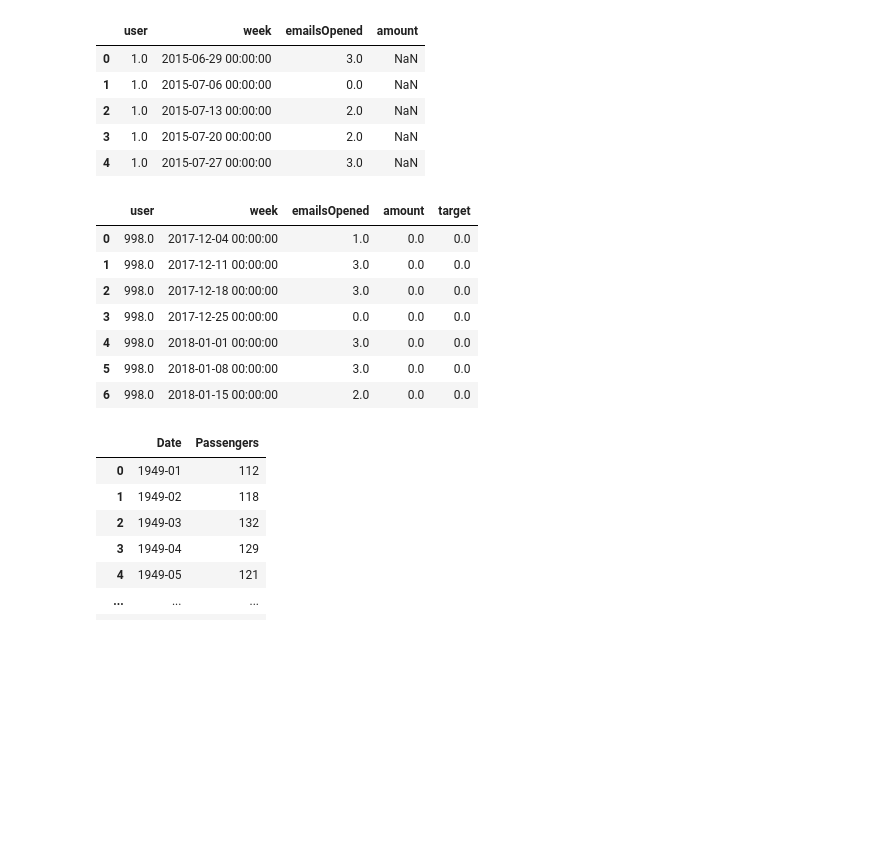
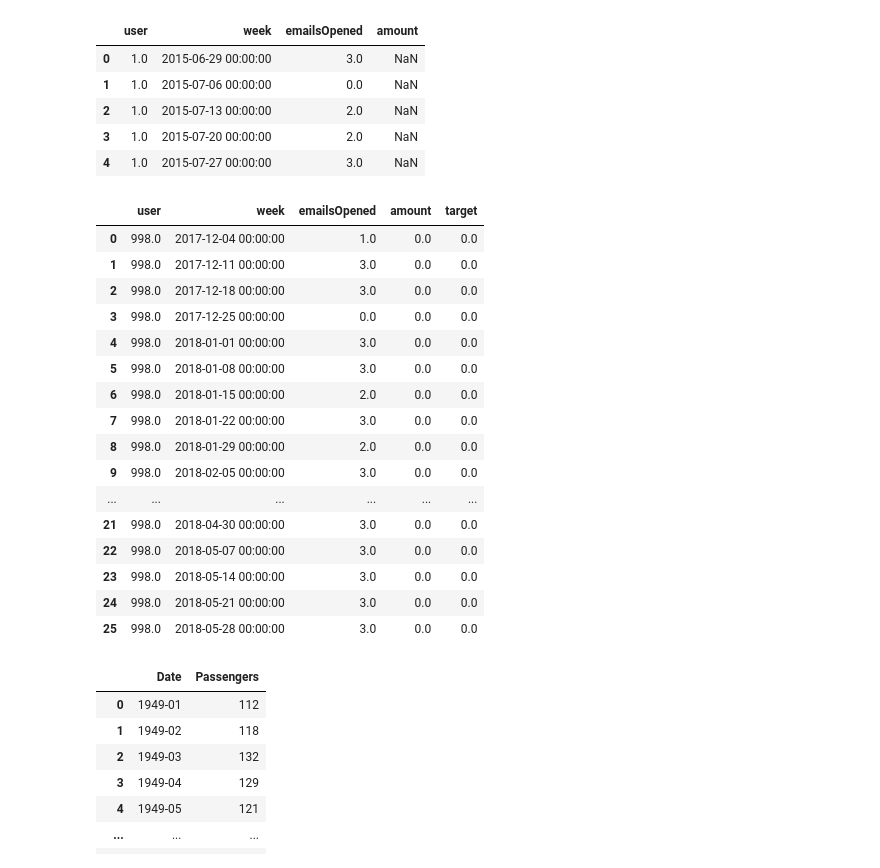
Before and after one commit to CodeHunterOfficial/Practical-Time-Series-Analysis, a Jupyter notebook: Chapter2_Finding_and_Wrangling_Time_Series_Data_Python.ipynb, the cells around one changed output. Saved outputs shown, nothing was run; the diff lists cells and outputs as text; code cells hidden in the pictures; blank space fills up the shorter version.

```diff
--- a/Chapter2_Finding_and_Wrangling_Time_Series_Data_Python.ipynb
+++ b/Chapter2_Finding_and_Wrangling_Time_Series_Data_Python.ipynb
@@ -150,18 +156,33 @@ merged_df.head()
 # %%
 #62 page
 df = merged_df[merged_df.user == 998]
 df['target'] = df.amount.shift(1)
+
 df = df.fillna(0)
 df.head(7)
+
+#df = merged_df[merged_df.user == 998]
+#df['target'] = df.amount.shift(1)
+#df = df.fillna(0)
+df
 # %% [output]
 |  | user | week | emailsOpened | amount | target |
 | 0 | 998.0 | 2017-12-04 00:00:00 | 1.0 | 0.0 | 0.0 |
 | 1 | 998.0 | 2017-12-11 00:00:00 | 3.0 | 0.0 | 0.0 |
 | 2 | 998.0 | 2017-12-18 00:00:00 | 3.0 | 0.0 | 0.0 |
 | 3 | 998.0 | 2017-12-25 00:00:00 | 0.0 | 0.0 | 0.0 |
 | 4 | 998.0 | 2018-01-01 00:00:00 | 3.0 | 0.0 | 0.0 |
 | 5 | 998.0 | 2018-01-08 00:00:00 | 3.0 | 0.0 | 0.0 |
 | 6 | 998.0 | 2018-01-15 00:00:00 | 2.0 | 0.0 | 0.0 |
+| 7 | 998.0 | 2018-01-22 00:00:00 | 3.0 | 0.0 | 0.0 |
+| 8 | 998.0 | 2018-01-29 00:00:00 | 2.0 | 0.0 | 0.0 |
+| 9 | 998.0 | 2018-02-05 00:00:00 | 3.0 | 0.0 | 0.0 |
+| ... | ... | ... | ... | ... | ... |
+| 21 | 998.0 | 2018-04-30 00:00:00 | 3.0 | 0.0 | 0.0 |
+| 22 | 998.0 | 2018-05-07 00:00:00 | 3.0 | 0.0 | 0.0 |
+| 23 | 998.0 | 2018-05-14 00:00:00 | 3.0 | 0.0 | 0.0 |
+| 24 | 998.0 | 2018-05-21 00:00:00 | 3.0 | 0.0 | 0.0 |
+| 25 | 998.0 | 2018-05-28 00:00:00 | 3.0 | 0.0 | 0.0 |
 # %%
 # page 89
 air = pd.read_csv("https://raw.githubusercontent.com/PracticalTimeSeriesAnalysis/BookRepo/master/Ch02/data/AirPassengers.csv",
```
Also changed, not shown: parts of 2 cells of this notebook.
